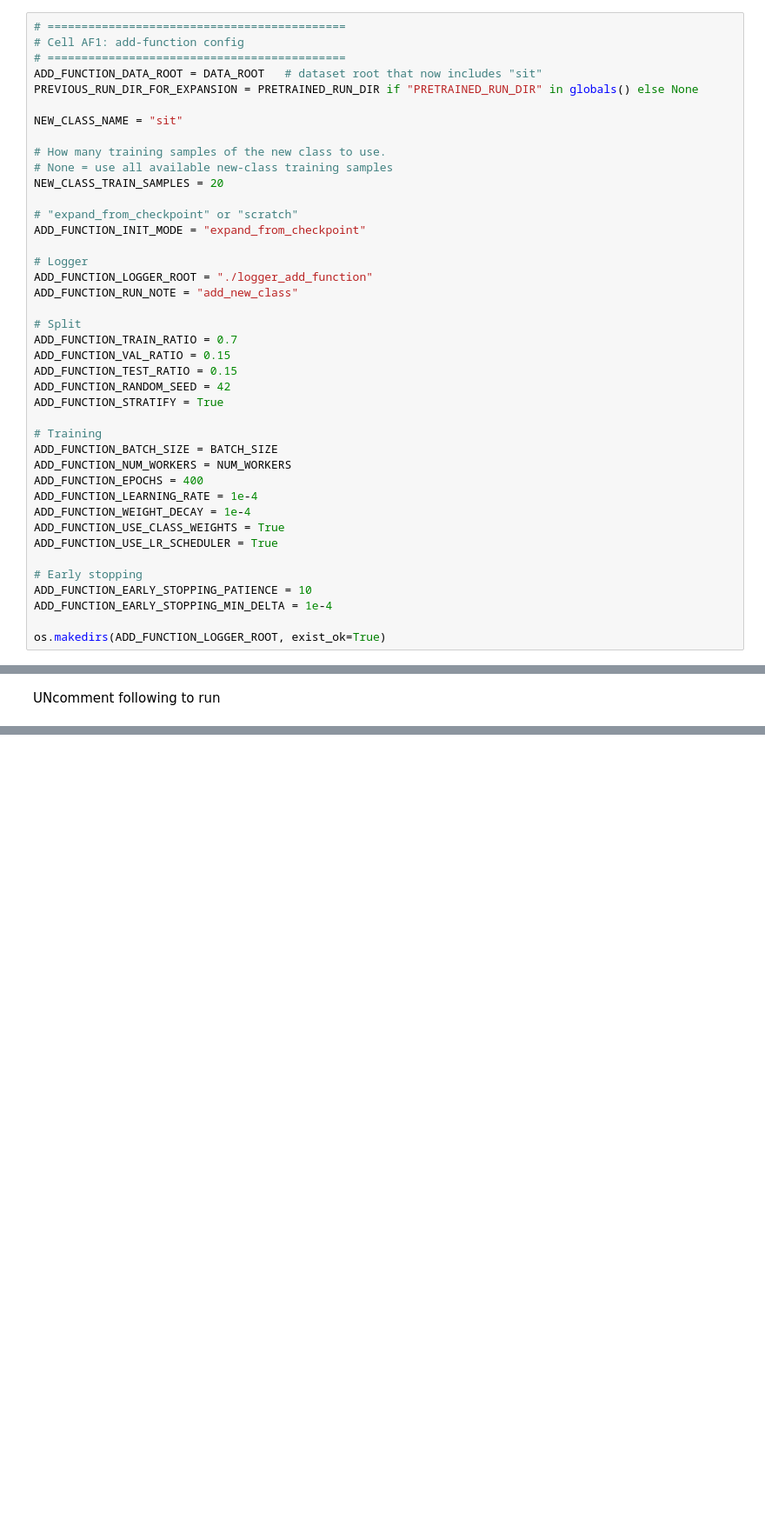
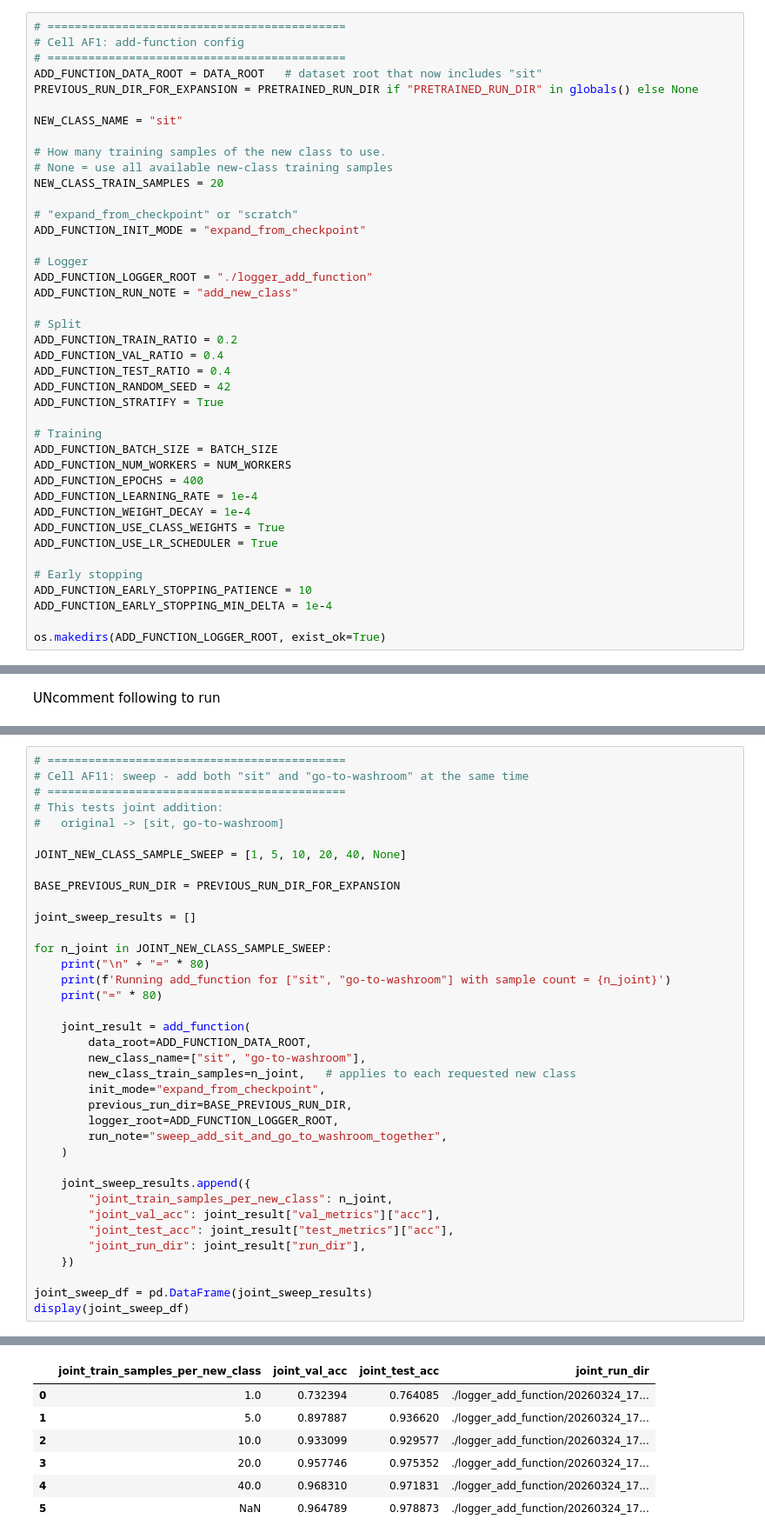
Before and after one commit to gaoqihan/Gesture-Classifier, a Jupyter notebook: gesture_classifier_multimodal.ipynb, the cells around one changed output, grey strips where cells are left out. Shown at 87% size. Cells and saved outputs as stored; diff of their text form; blank space fills up the shorter version.

Commit message:
updated the add_function code, now it takes multiple new classes

```diff
--- a/gesture_classifier_multimodal.ipynb
+++ b/gesture_classifier_multimodal.ipynb
@@ -3476,9 +3484,9 @@ ADD_FUNCTION_LOGGER_ROOT = "./logger_add_function"
 ADD_FUNCTION_RUN_NOTE = "add_new_class"
 
 # Split
-ADD_FUNCTION_TRAIN_RATIO = 0.7
-ADD_FUNCTION_VAL_RATIO = 0.15
-ADD_FUNCTION_TEST_RATIO = 0.15
+ADD_FUNCTION_TRAIN_RATIO = 0.2
+ADD_FUNCTION_VAL_RATIO = 0.4
+ADD_FUNCTION_TEST_RATIO = 0.4
 ADD_FUNCTION_RANDOM_SEED = 42
 ADD_FUNCTION_STRATIFY = True
 
@@ -4316,0 +4475,38 @@ sweep_results = []
+# %%
+# ============================================
+# Cell AF11: sweep - add both "sit" and "go-to-washroom" at the same time
+# ============================================
+# This tests joint addition:
+#   original -> [sit, go-to-washroom]
+
+JOINT_NEW_CLASS_SAMPLE_SWEEP = [1, 5, 10, 20, 40, None]
+
+BASE_PREVIOUS_RUN_DIR = PREVIOUS_RUN_DIR_FOR_EXPANSION
+
+joint_sweep_results = []
+
+for n_joint in JOINT_NEW_CLASS_SAMPLE_SWEEP:
+    print("\n" + "=" * 80)
+    print(f'Running add_function for ["sit", "go-to-washroom"] with sample count = {n_joint}')
+    print("=" * 80)
+
+    joint_result = add_function(
+        data_root=ADD_FUNCTION_DATA_ROOT,
+        new_class_name=["sit", "go-to-washroom"],
+        new_class_train_samples=n_joint,   # applies to each requested new class
+        init_mode="expand_from_checkpoint",
+        previous_run_dir=BASE_PREVIOUS_RUN_DIR,
+        logger_root=ADD_FUNCTION_LOGGER_ROOT,
+        run_note="sweep_add_sit_and_go_to_washroom_together",
+    )
+
+    joint_sweep_results.append({
+        "joint_train_samples_per_new_class": n_joint,
+        "joint_val_acc": joint_result["val_metrics"]["acc"],
+        "joint_test_acc": joint_result["test_metrics"]["acc"],
+        "joint_run_dir": joint_result["run_dir"],
+    })
+
+joint_sweep_df = pd.DataFrame(joint_sweep_results)
+display(joint_sweep_df)
+# %% [output]
@@ -4316,0 +4530,7 @@ sweep_results = []
+|  | joint_train_samples_per_new_class | joint_val_acc | joint_test_acc | joint_run_dir |
+| 0 | 1.0 | 0.732394 | 0.764085 | ./logger_add_function/20260324_17... |
+| 1 | 5.0 | 0.897887 | 0.936620 | ./logger_add_function/20260324_17... |
+| 2 | 10.0 | 0.933099 | 0.929577 | ./logger_add_function/20260324_17... |
+| 3 | 20.0 | 0.957746 | 0.975352 | ./logger_add_function/20260324_17... |
+| 4 | 40.0 | 0.968310 | 0.971831 | ./logger_add_function/20260324_17... |
+| 5 | NaN | 0.964789 | 0.978873 | ./logger_add_function/20260324_17... |
```
Also changed, not shown: parts of 32 cells of this notebook.
